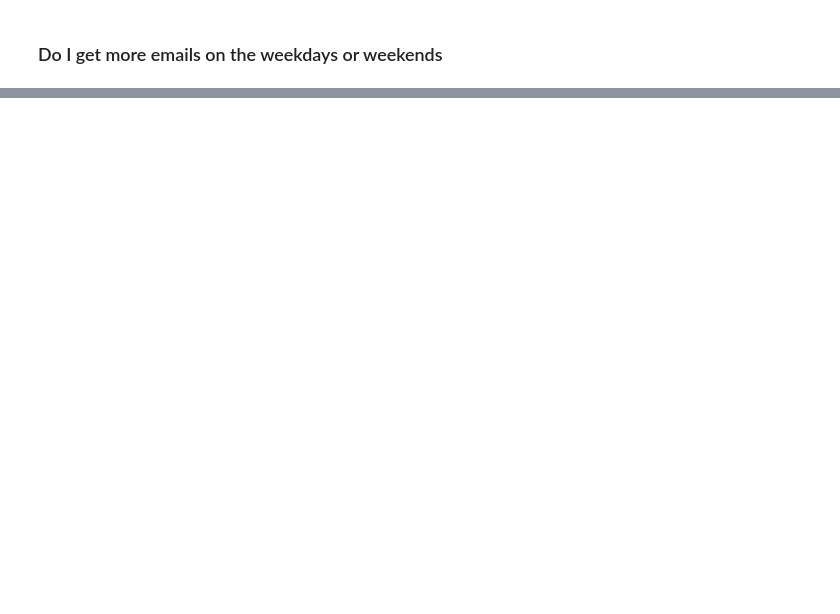
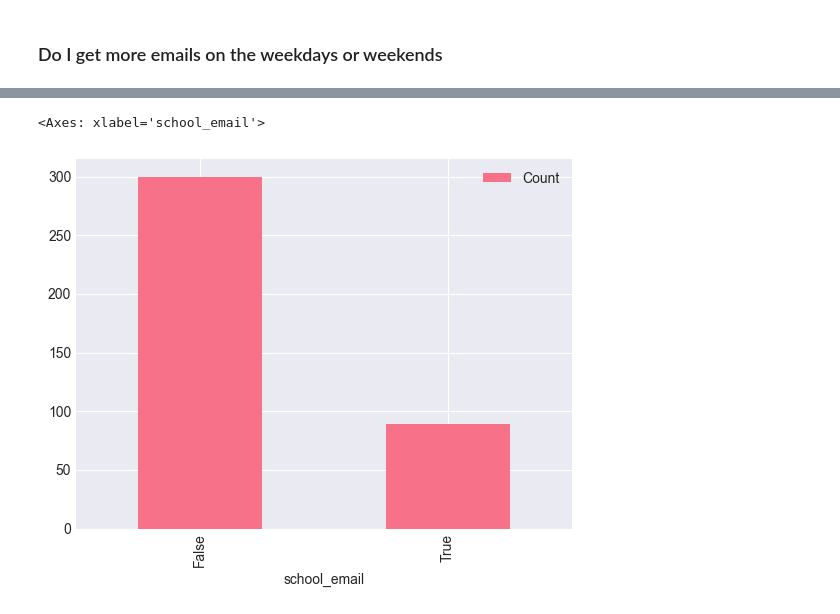
Before and after one commit to nathan-v-nguyen/email-categorizer, a Jupyter notebook: notebooks/01_data_exploration.ipynb, the cells around one changed output, grey strips where cells are left out. Drawn from its saved outputs; the diff is of its cells as text; code cells hidden in the pictures; blank space fills up the shorter version.

```diff
--- a/notebooks/01_data_exploration.ipynb
+++ b/notebooks/01_data_exploration.ipynb
@@ -228,0 +231,13 @@ print(f"# of Weekend Emails: {weekend_count}")
+# %%
+def extract_emails(text):
+    # A common regex pattern for finding email addresses in text
+    pattern = r"[a-zA-Z0-9._%+-]+@[a-zA-Z0-9.-]+\.[a-zA-Z]{2,3}"
+    emails = re.findall(pattern, text)
+    return emails[0]
+
+df = df.assign(email_of_sender = df.get('sender').apply(extract_emails))
+
+senders = df.groupby('email_of_sender').count()
+senders = senders.assign(Count = senders.get('id'))
+senders = senders.get(['Count']).sort_values(by = 'Count', ascending = False)
+senders
@@ -228,0 +259,3 @@ print(f"# of Weekend Emails: {weekend_count}")
+# %%
+relevent_senders = senders[senders.get('Count') >= 10]
+relevent_senders
@@ -228,0 +279,7 @@ print(f"# of Weekend Emails: {weekend_count}")
+# %%
+def is_school_email(email):
+    return 'edu' in email
+
+relevent_senders = relevent_senders.reset_index()
+relevent_senders = relevent_senders.assign(school_email = relevent_senders.get('email_of_sender').apply(is_school_email))
+relevent_senders
@@ -228,0 +300,5 @@ print(f"# of Weekend Emails: {weekend_count}")
+# %%
+relevent_senders.groupby('school_email').sum().plot(kind = 'bar', y = 'Count')
+# %% [output]
+<Axes: xlabel='school_email'>
+[figure, added]
```
Also changed, not shown: parts of 19 cells of this notebook.
